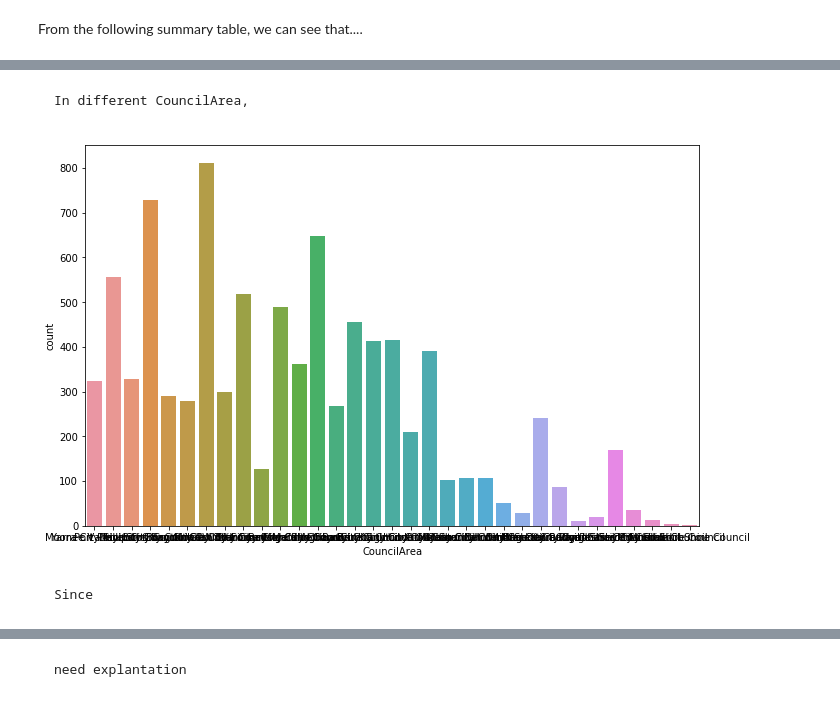
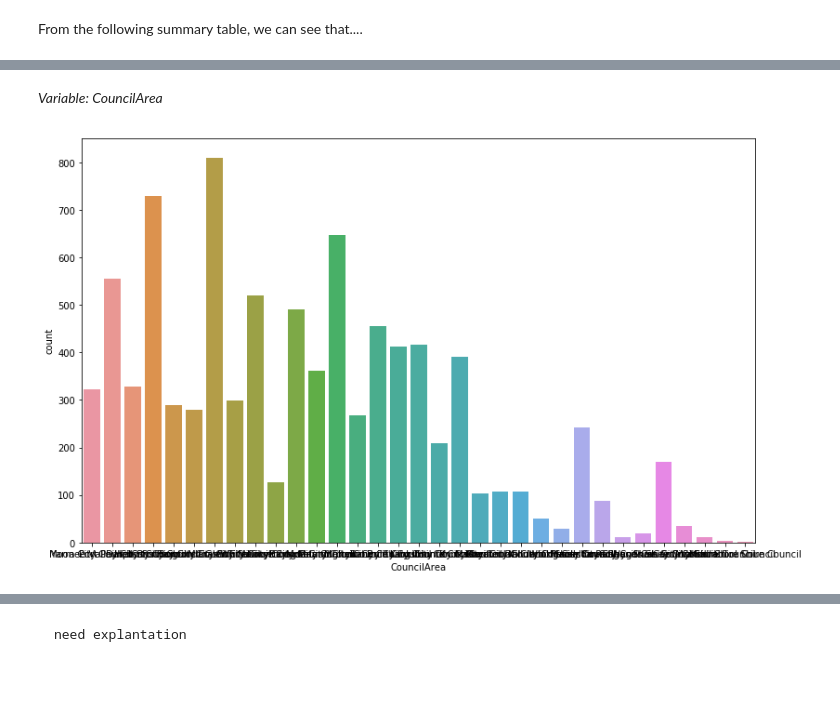
Before and after one commit to HuijunYan93/Data-Enthusiast, a Jupyter notebook: First Final Try.ipynb, the cells around one changed output, grey strips where cells are left out. Saved outputs shown, nothing was run; the diff lists cells and outputs as text; code cells hidden in the pictures.

```diff
--- a/First Final Try.ipynb
+++ b/First Final Try.ipynb
@@ -89,6 +125,5 @@ housing = housing.loc[((housing['Rooms'].isnull() == False) &
              (housing['Longtitude'].isnull() == False) &
              (housing['Car'].isnull() == False) &
              (housing['BuildingArea'].isnull() == False) &
-             (housing['Rooms'].isnull() == False)&
              (housing['YearBuilt'].isnull() == False))]
 # %% [markdown]
@@ -181,4 +231,4 @@ Name: Bathroom, dtype: int64
 # %%
-df= housing[['Suburb', 'Address', 'Rooms', 'Type', 'Price',
-         'Method','Distance', 'Bedroom2', 'Bathroom',
-         'Car', 'CouncilArea','Regionname']]
+df = housing[['Suburb', 'Address', 'Rooms', 'Type', 'Price',
+              'Method','Distance', 'Bedroom2', 'Bathroom',
+              'Car', 'CouncilArea','Regionname','YearBuilt']]
@@ -266,14 +353,12 @@ u    1.131169
 Name: Car, dtype: float64
-# %% [markdown]
-    In different CouncilArea,
+# %% [markdown]
+_Variable: CouncilArea_
 # %%
-plt.figure(figsize=(11,7))
+plt.figure(figsize=(13,8))
 sns.countplot(data = df,x = 'CouncilArea')
 plt.show()
 # %% [output]
-[figure, old version]
+[figure, new version]
-# %% [markdown]
-    Since
 # %%
 housing.groupby('CouncilArea')['Price'].count().sort_values(ascending=False).head()
 # %% [output]
```
Also changed, not shown: parts of 127 cells of this notebook.
